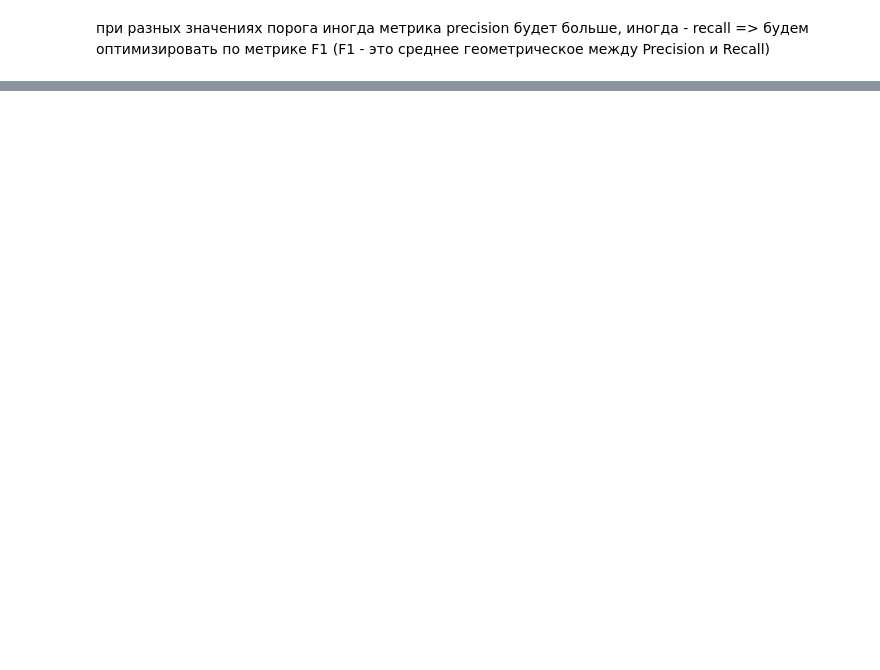
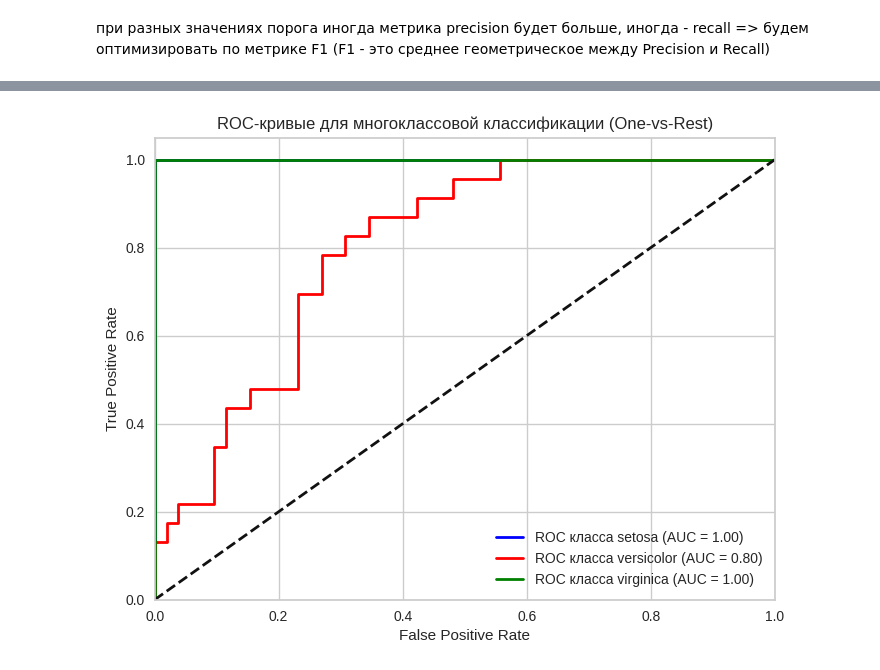
Before and after one commit to woodwyyn/ML, a Jupyter notebook: ML4_2.ipynb, the cells around one changed output, grey strips where cells are left out. Saved outputs shown, nothing was run; the diff lists cells and outputs as text; code cells hidden in the pictures; blank space fills up the shorter version.

```diff
--- a/ML4_2.ipynb
+++ b/ML4_2.ipynb
@@ -286,0 +384,44 @@ weighted avg       0.98      0.99      0.98      5000
+# %%
+from sklearn.datasets import load_iris
+from sklearn.preprocessing import label_binarize
+from sklearn.multiclass import OneVsRestClassifier
+from itertools import cycle
+
+iris = load_iris()
+X = iris.data
+y = label_binarize(iris.target, classes=[0, 1, 2])
+n_classes = y.shape[1]
+
+X_train, X_test, y_train, y_test = train_test_split(X, y, test_size=0.5, random_state=42)
+
+model = OneVsRestClassifier(LogisticRegression(max_iter=1000))
+model.fit(X_train, y_train)
+y_score = model.predict_proba(X_test)
+
+fpr = dict()
+tpr = dict()
+roc_auc = dict()
+thresholds = dict()
+
+for i in range(n_classes):
+    fpr[i], tpr[i], thresholds[i] = roc_curve(y_test[:, i], y_score[:, i])
+    roc_auc[i] = auc(fpr[i], tpr[i])
+
+plt.figure(figsize=(8, 6))
+colors = cycle(['blue', 'red', 'green'])
+
+for i, color in zip(range(n_classes), colors):
+    plt.plot(fpr[i], tpr[i], color=color, lw=2,
+             label='ROC класса {0} (AUC = {1:0.2f})'
+             ''.format(iris.target_names[i], roc_auc[i]))
+
+plt.plot([0, 1], [0, 1], 'k--', lw=2)
+plt.xlim([0.0, 1.0])
+plt.ylim([0.0, 1.05])
+plt.xlabel('False Positive Rate')
+plt.ylabel('True Positive Rate')
+plt.title('ROC-кривые для многоклассовой классификации (One-vs-Rest)')
+plt.legend(loc="lower right")
+plt.show()
+# %% [output]
+[figure, added]
```
Also changed, not shown: parts of 21 cells of this notebook.
